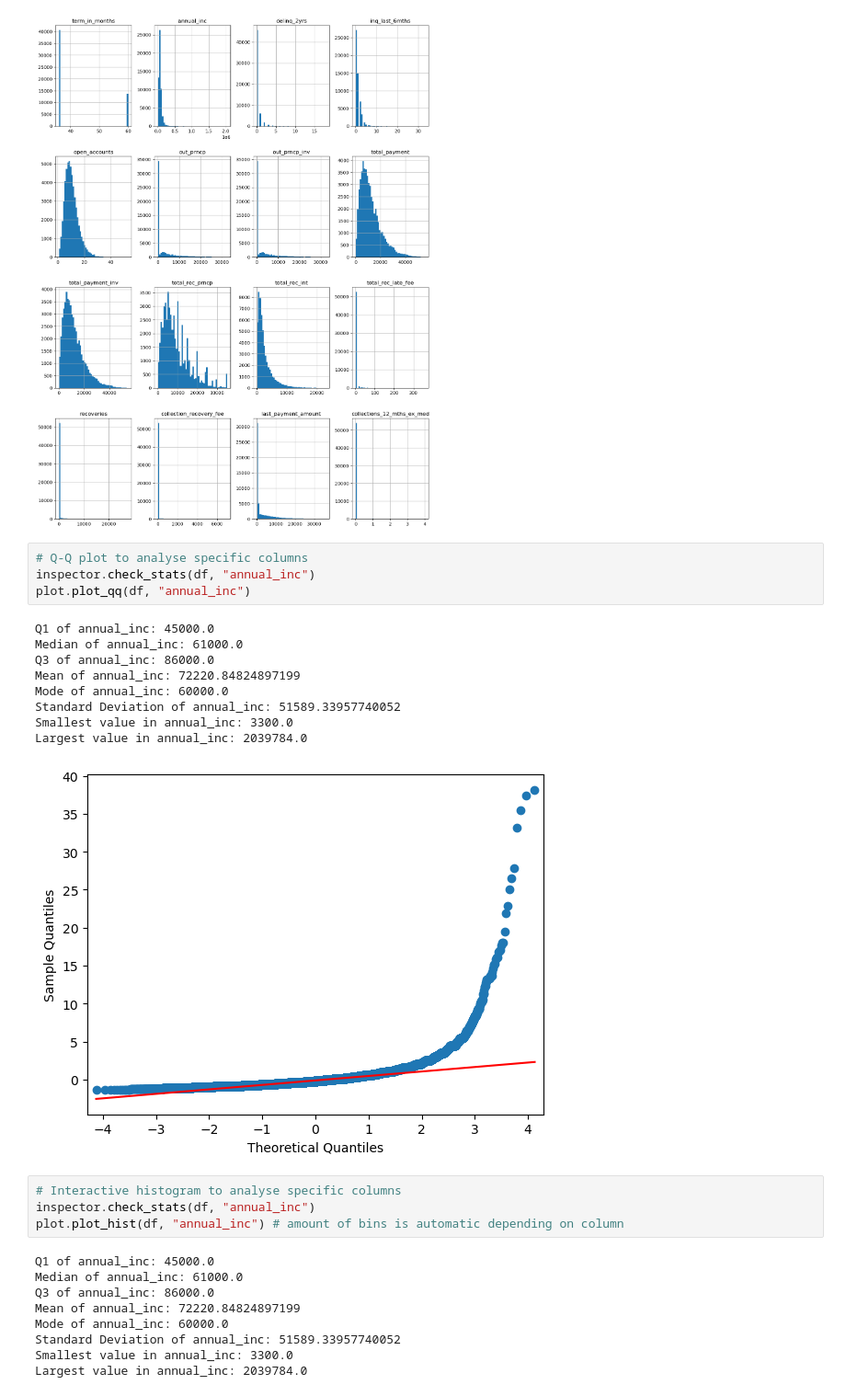
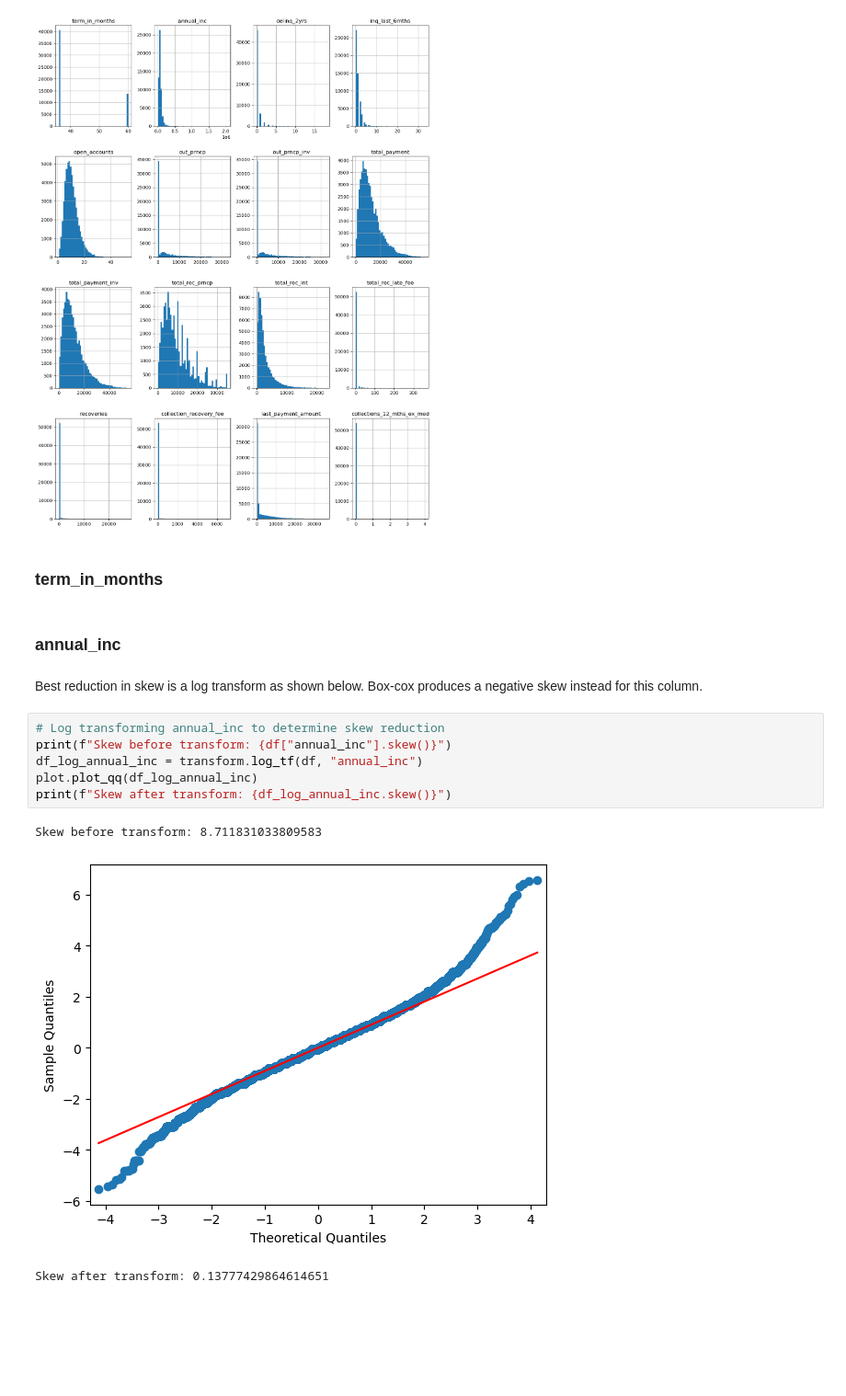
Before and after one commit to RyanCodeGit/exploratory-data-analysis---customer-loans-in-finance800, a Jupyter notebook: EDA.ipynb, the cells around one changed output. Shown at 92% size. Saved outputs shown, nothing was run; the diff lists cells and outputs as text; blank space fills up the shorter version.

Commit message:
Adds class methods in db_utils.py for log and box-cox transformations, starts analysing skew reduction of skewed columns in EDA.ipynb

```diff
--- a/EDA.ipynb
+++ b/EDA.ipynb
@@ -522,30 +522,19 @@ skew_cols = ["term_in_months", "annual_inc", "delinq_2yrs", "inq_last_6mths", "o
 plot.multi_hist(df, skew_cols)
 # %% [output]
 [figure]
-# %%
-# Q-Q plot to analyse specific columns
-inspector.check_stats(df, "annual_inc")
-plot.plot_qq(df, "annual_inc")
-# %% [output]
-Q1 of annual_inc: 45000.0
-Median of annual_inc: 61000.0
-Q3 of annual_inc: 86000.0
-Mean of annual_inc: 72220.84824897199
-Mode of annual_inc: 60000.0
-Standard Deviation of annual_inc: 51589.33957740052
-Smallest value in annual_inc: 3300.0
-Largest value in annual_inc: 2039784.0
-[figure, removed]
-# %%
-# Interactive histogram to analyse specific columns
-inspector.check_stats(df, "annual_inc")
-plot.plot_hist(df, "annual_inc") # amount of bins is automatic depending on column
-# %% [output]
-Q1 of annual_inc: 45000.0
-Median of annual_inc: 61000.0
-Q3 of annual_inc: 86000.0
-Mean of annual_inc: 72220.84824897199
-Mode of annual_inc: 60000.0
-Standard Deviation of annual_inc: 51589.33957740052
-Smallest value in annual_inc: 3300.0
-Largest value in annual_inc: 2039784.0
+# %% [markdown]
+### term_in_months
+# %% [markdown]
+### annual_inc
+# %% [markdown]
+Best reduction in skew is a log transform as shown below. Box-cox produces a negative skew instead for this column.
+# %%
+# Log transforming annual_inc to determine skew reduction
+print(f"Skew before transform: {df["annual_inc"].skew()}")
+df_log_annual_inc = transform.log_tf(df, "annual_inc")
+plot.plot_qq(df_log_annual_inc)
+print(f"Skew after transform: {df_log_annual_inc.skew()}")
+# %% [output]
+Skew before transform: 8.711831033809583
+[figure, added]
+Skew after transform: 0.13777429864614651
```
Also changed, not shown: parts of 15 cells of this notebook, 1 other file.
